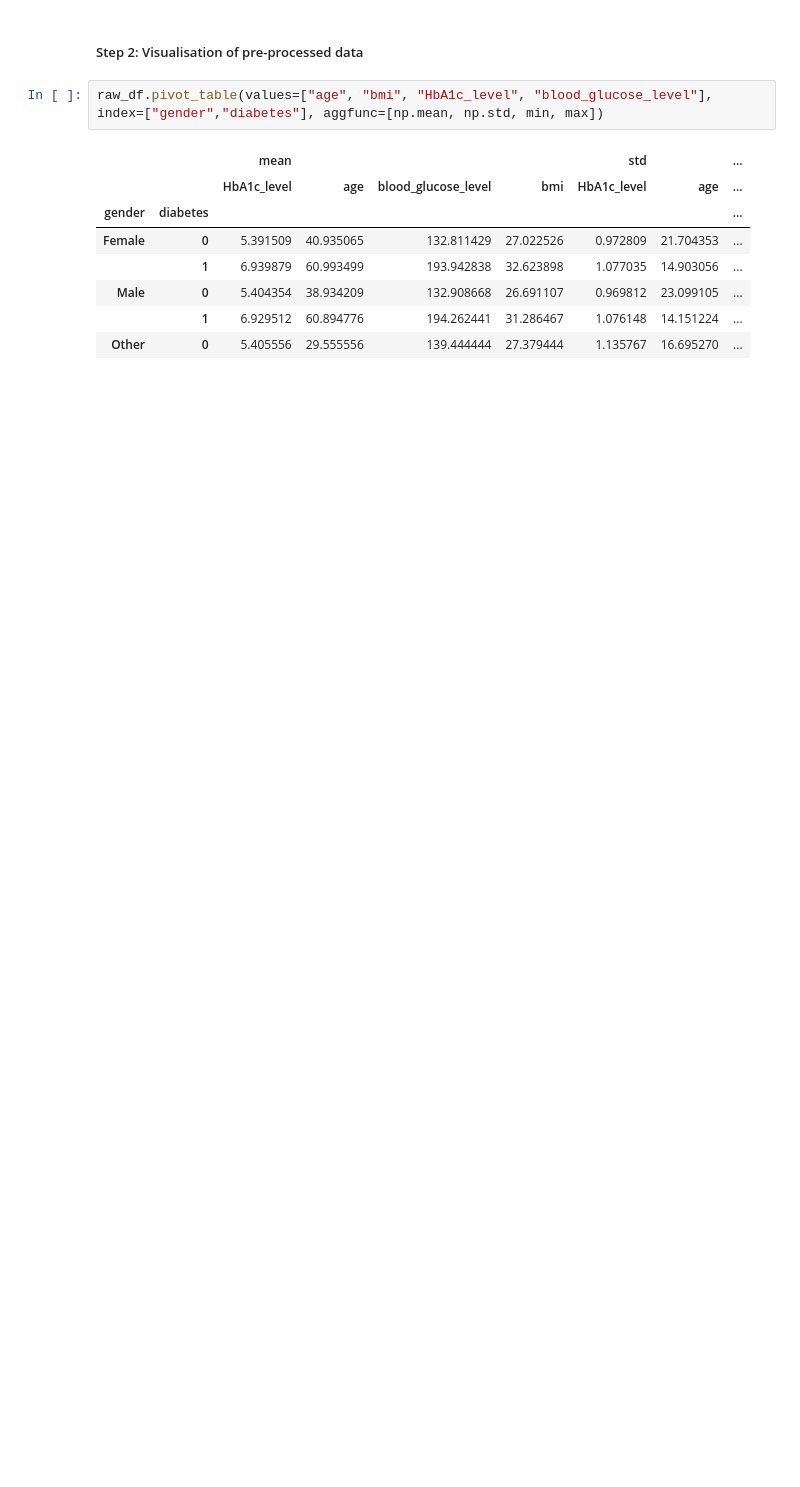
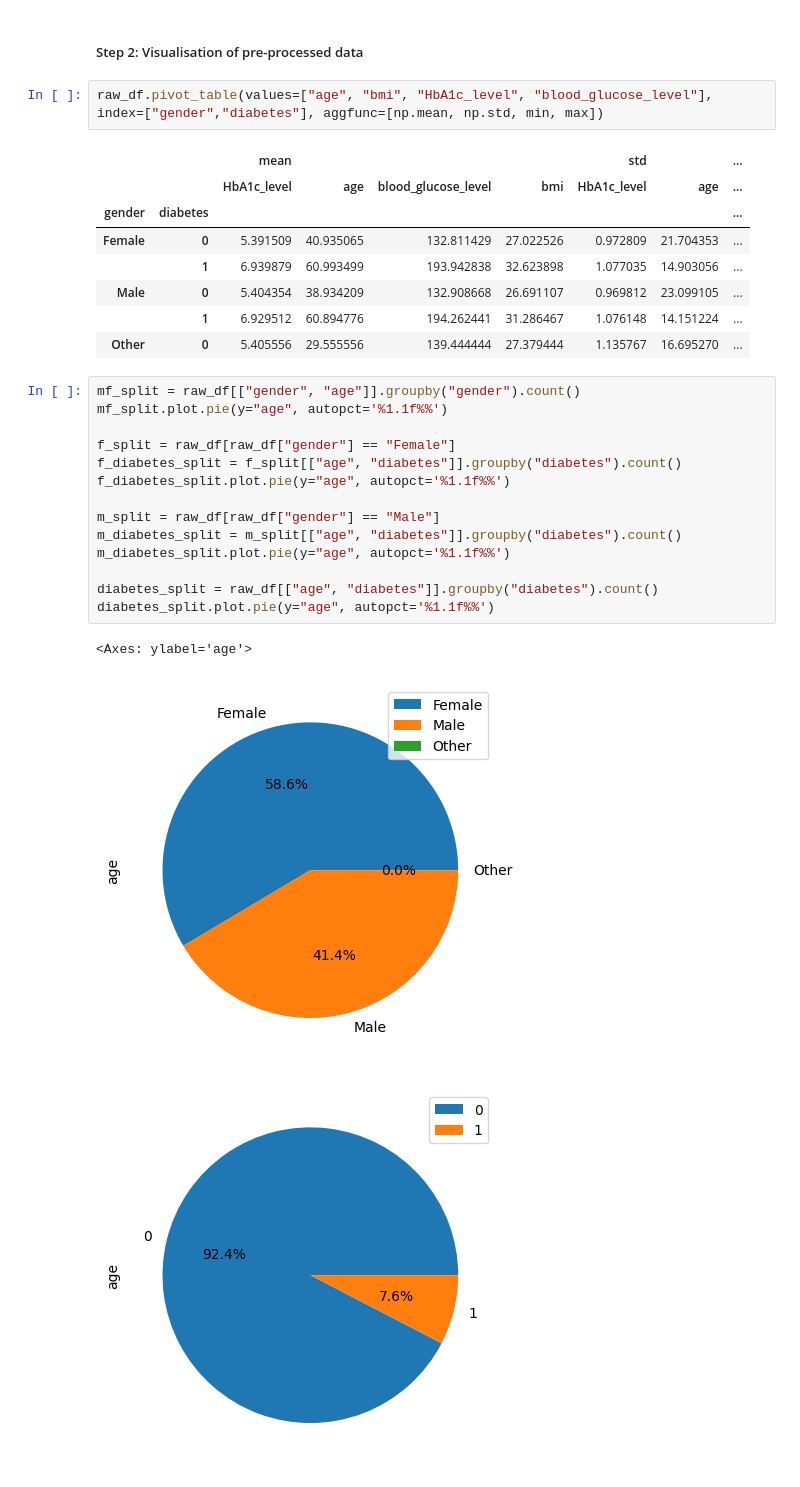
Before and after one commit to 40339093/22WSD574_ML_Coursework2, a Jupyter notebook: Coursework2.ipynb, the cells around one changed output. Saved outputs shown, nothing was run; the diff lists cells and outputs as text; blank space fills up the shorter version.

Commit message:
Pie Chart visualisation of the diabetes distribution by gender

```diff
--- a/Coursework2.ipynb
+++ b/Coursework2.ipynb
@@ -110,3 +110,21 @@ raw_df.pivot_table(values=["age", "bmi", "HbA1c_level", "blood_glucose_level"],
 | Male | 0 | 5.404354 | 38.934209 | 132.908668 | 26.691107 | 0.969812 | 23.099105 | ... |
 |  | 1 | 6.929512 | 60.894776 | 194.262441 | 31.286467 | 1.076148 | 14.151224 | ... |
 | Other | 0 | 5.405556 | 29.555556 | 139.444444 | 27.379444 | 1.135767 | 16.695270 | ... |
+# %%
+mf_split = raw_df[["gender", "age"]].groupby("gender").count()
+mf_split.plot.pie(y="age", autopct='%1.1f%%')
+
+f_split = raw_df[raw_df["gender"] == "Female"]
+f_diabetes_split = f_split[["age", "diabetes"]].groupby("diabetes").count()
+f_diabetes_split.plot.pie(y="age", autopct='%1.1f%%')
+
+m_split = raw_df[raw_df["gender"] == "Male"]
+m_diabetes_split = m_split[["age", "diabetes"]].groupby("diabetes").count()
+m_diabetes_split.plot.pie(y="age", autopct='%1.1f%%')
+
+diabetes_split = raw_df[["age", "diabetes"]].groupby("diabetes").count()
+diabetes_split.plot.pie(y="age", autopct='%1.1f%%')
+# %% [output]
+<Axes: ylabel='age'>
+[figure, added]
+[figure, added]
```
Also changed, not shown: parts of 2 cells of this notebook.
